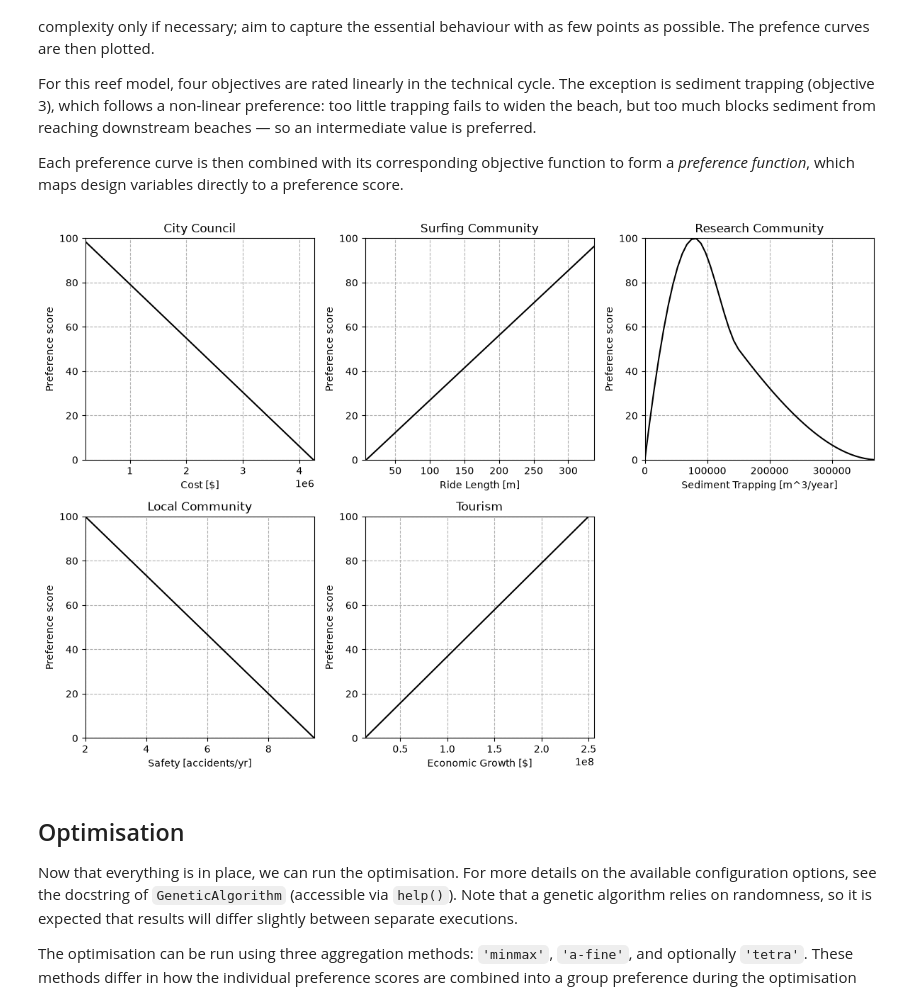
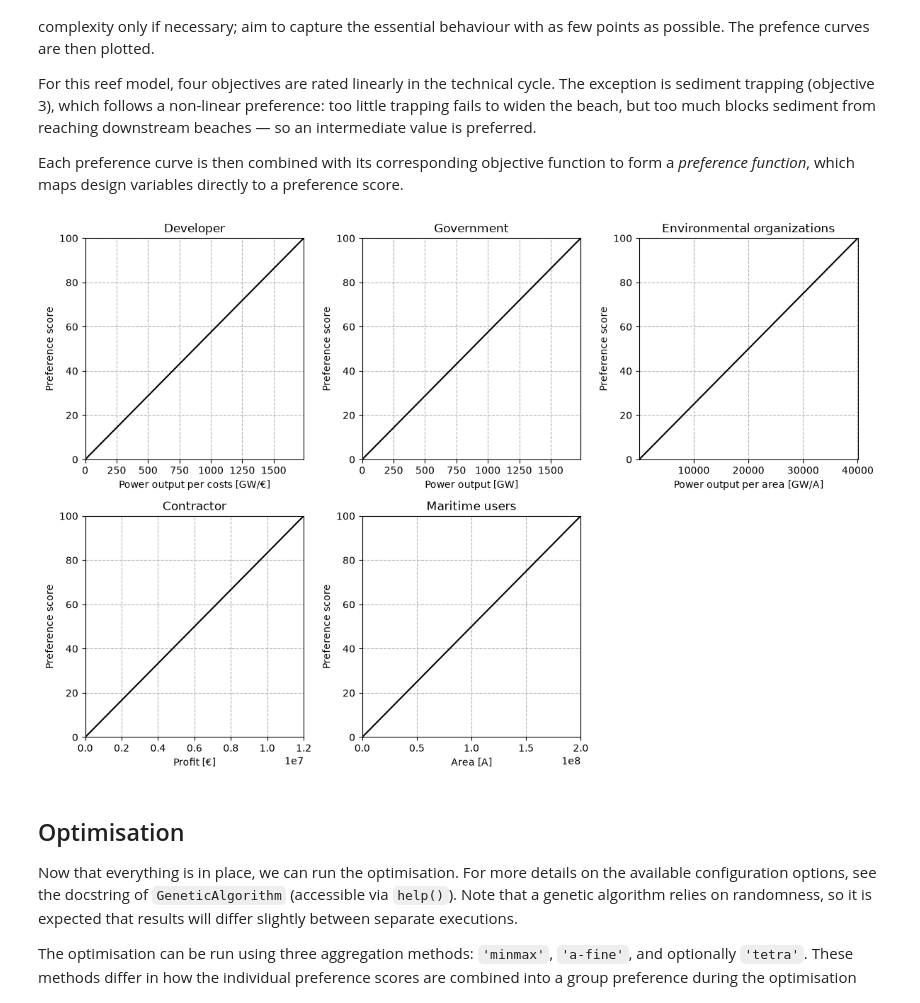
Before and after one commit to Jonathanvandeminkelis/Optimalisatie_FINAL, a Jupyter notebook: EXAMPLE_Artificial_Reef.ipynb, the cells around one changed output. Cells and saved outputs as stored; diff of their text form; code cells hidden in the pictures.

```diff
--- a/EXAMPLE_Artificial_Reef.ipynb
+++ b/EXAMPLE_Artificial_Reef.ipynb
@@ -129,19 +129,19 @@ Each objective is then expressed as a function of the design variables. Where ne
 # Define objective functions
 def objective_function_1(x1, x2, x3):
     """Profit for the developer """
-    return 1 / (0.1 * x1)
+    return (x3 * x2) / x1
 
 def objective_function_2(x1, x2, x3):
     """Output sustainable energy for the government"""
-    return (x3 * x2)/(0.1 * x1)
+    return (x3 * x2) / x1
 
 def objective_function_3(x1, x2, x3):
     """Output sustainable energy/area for the environmental organizations"""
-    return 1/ (2.5 * x1 * x2)
+    return (x2*x3) + x1 / (x2 * x3)
 
 def objective_function_4(x1, x2, x3):
     """Profit for the contractors"""
-    return x3 / (0.25 * x1)
+    return x1*x2*x3
 
 def objective_function_5(x1, x2, x3):
     """Space for maritime users"""
@@ -170,6 +170,9 @@ To compute the minimum and maximum values we can use the `minimize` command, whi
 # Finding min and max for each objective using scipy's minimize function, starting from the midpoint of the bounds
 objective_minmax = {} # Dictionary to store the min and max values for each objective
 midpoints = [np.mean(b) for b in bounds]
+
+minarray = []
+maxarray = []
 
 for idx, (obj_func, name, unit, stakeholder) in enumerate(objectives):
     wrapped = lambda x, sign=1: sign * obj_func(*x)  # obj_func accepts a single array-like X
@@ -179,4 +182,6 @@ for idx, (obj_func, name, unit, stakeholder) in enumerate(objectives):
 
     objective_minmax[name] = min_val, max_val
     print(f"  Objective {idx+1}  :    min = {min_val:>15,.1f}  {unit:<12}    max = {max_val:>15,.1f}  {unit}")
+    minarray.append(min_val)
+    maxarray.append(max_val)
 # %% [output]
@@ -205,10 +210,9 @@ In this model, all weights are initialised equally ($w_i = \frac{1}{5} = 0.2$) f
 # %%
 # Weights per stakeholder — must sum to 1. Before game all weights were set equal.
 #                   cost   ride  sed   safe  econ
-weights_before =    [0.20, 0.20, 0.20, 0.20, 0.20]
-weights_after =     [0.30, 0.15, 0.20, 0.20, 0.15]
 
-weights = weights_before  # set to which weight to use
+
+weights = [0.35, 0.2, 0.1, 0.2, 0.1, 0.05]
 
 # Verify the weights sum to 1 (within numerical tolerance)
 assert np.isclose(sum(weights), 1.0), f"Weights must sum to 1, got {sum(weights)}"
@@ -224,17 +228,16 @@ For this reef model, four objectives are rated linearly in the technical cycle.
 Each preference curve is then combined with its corresponding objective function to form a *preference function*, which maps design variables directly to a preference score.
 # %%
 # Define preferences
-prefs_before = [[[150000, 4250000],             [100, 0]],          # preference cost
-                [[8, 350],                      [0, 100]],          # preference ride length
-                [[0, 80000, 150000, 375000],    [0, 100, 50, 0]],   # preference sediment trapping
-                [[2, 9.5],                      [100, 0]],          # preference safety
-                [[12500000, 250000000],                [0, 100]]]          # preference economic growth
+prefs_before = [[[minarray[0], maxarray[0]],             [0, 100]],          # preference profit developer
+                [[minarray[1], maxarray[1]],                      [0, 100]],          # preference output government
+                [[minarray[2], maxarray[2]],    [0, 100]],   # preference efficiency environment
+                [[minarray[3], maxarray[3]],                      [0, 100]],          # preference profit contractor
+                [[minarray[4], maxarray[4]],                [0, 100]],    # preference area maritime users
+                [[minarray[5], maxarray[5]],                       [0, 100]]           # visibility local stakeholders
+]
 
-pref_after = [[[150000, 2000000, 4250000],      [100, 80, 0]],
-                [[8, 120, 350],                 [0, 60, 100]],
-                [[0, 80000, 150000, 375000],    [0, 100, 50, 0]],
-                [[2, 9.5],                      [100, 0]],
-                [[12500000, 250000000],                [0, 100]]]
+
+
 
 prefs = prefs_before  # set to which preferences to use
 
@@ -271,52 +274,58 @@ plt.show()
 
 
 # Defines preference functions that convert raw objective values to 0-100 preference scores
-def pref_func_1(x1, x2, x3, x4):
-    cost = objective_function_1(x1, x2, x3, x4)
+def pref_func_1(x1, x2, x3):
+    cost = objective_function_1(x1, x2, x3)
     return pchip_interpolate(prefs[0][0], prefs[0][1], cost)
 
-def pref_func_2(x1, x2, x3, x4):
-    ride = objective_function_2(x1, x2, x3, x4)
+def pref_func_2(x1, x2, x3):
+    ride = objective_function_2(x1, x2, x3)
     return pchip_interpolate(prefs[1][0], prefs[1][1], ride)
 
-def pref_func_3(x1, x2, x3, x4):
-    sed = objective_function_3(x1, x2, x3, x4)
+def pref_func_3(x1, x2, x3):
+    sed = objective_function_3(x1, x2, x3)
     return pchip_interpolate(prefs[2][0], prefs[2][1], sed)
 
-def pref_func_4(x1, x2, x3, x4):
-    safe = objective_function_4(x1, x2, x3, x4)
+def pref_func_4(x1, x2, x3):
+    safe = objective_function_4(x1, x2, x3)
     return pchip_interpolate(prefs[3][0], prefs[3][1], safe)
 
-def pref_func_5(x1, x2, x3, x4):
-    econ = objective_function_5(x1, x2, x3, x4)
+def pref_func_5(x1, x2, x3):
+    econ = objective_function_5(x1, x2, x3)
     return pchip_interpolate(prefs[4][0], prefs[4][1], econ)
 
-pref_funcs = [pref_func_1, pref_func_2, pref_func_3, pref_func_4, pref_func_5]  # list of preference functions for easier handling
+def pref_func_6(x1, x2, x3):
+    econ = objective_function_6(x1, x2, x3)
+    return pchip_interpolate(prefs[5][0], prefs[5][1], econ)
+
+pref_funcs = [pref_func_1, pref_func_2, pref_func_3, pref_func_4, pref_func_5, pref_func_6]  # list of preference functions for easier handling
 
 
 def objective(variables):
     """
     Objective function that is fed to the GA. Calles the separate preference functions that are declared above.
 
     :param variables: array with design variable values per member of the population. Can be split by using array
     slicing
     :return: 1D-array with aggregated preference scores for the members of the population.
     """
     x1 = variables[:, 0]
     x2 = variables[:, 1]
     x3 = variables[:, 2]
-    x4 = variables[:, 3]
+
+
 
     # calculate the preference scores
     p_1 = pref_func_1(x1, x2, x3, x4)
     p_2 = pref_func_2(x1, x2, x3, x4)
     p_3 = pref_func_3(x1, x2, x3, x4)
     p_4 = pref_func_4(x1, x2, x3, x4)
     p_5 = pref_func_5(x1, x2, x3, x4)
+    p_6 = pref_func_6(x1, x2, x3, x4)
 
-    return weights, [p_1, p_2, p_3, p_4, p_5]
+    return weights, [p_1, p_2, p_3, p_4, p_5, p_6]
 # %% [output]
-[figure, old version]
+[figure, new version]
 # %% [markdown]
 ## Optimisation
 
```
Also changed, not shown: parts of 2 cells of this notebook.
